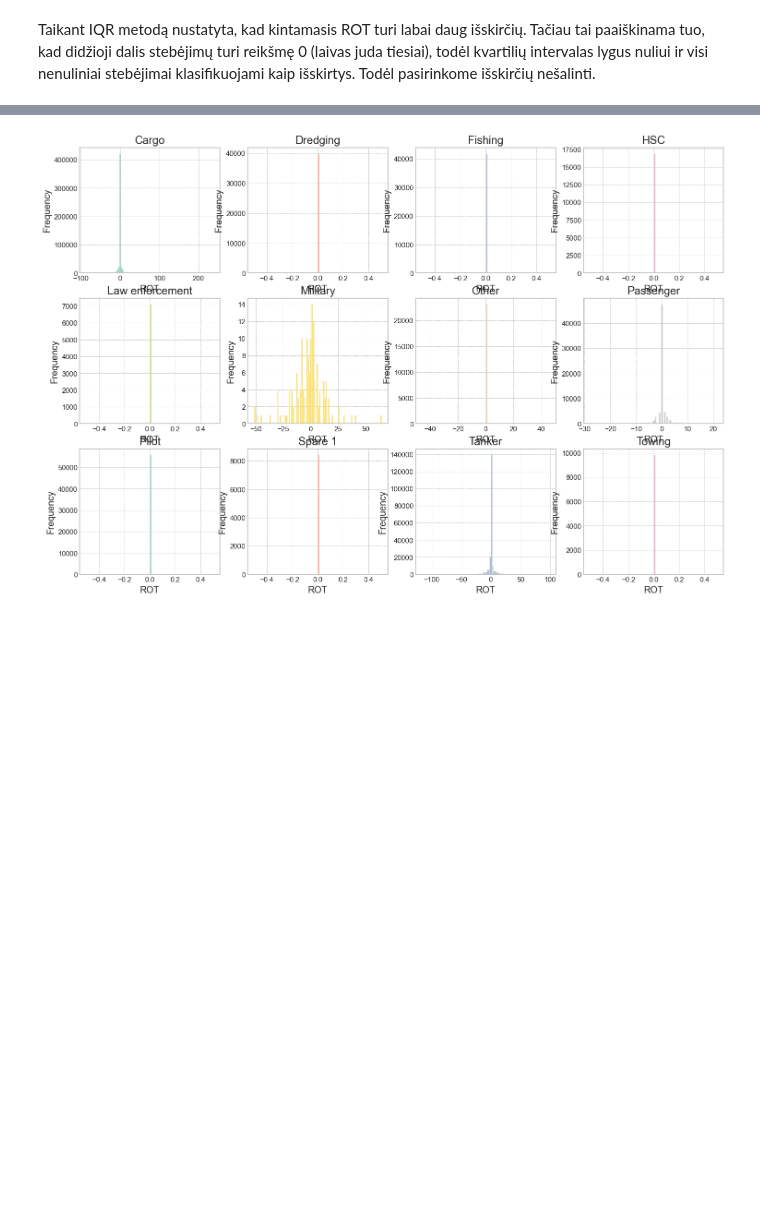
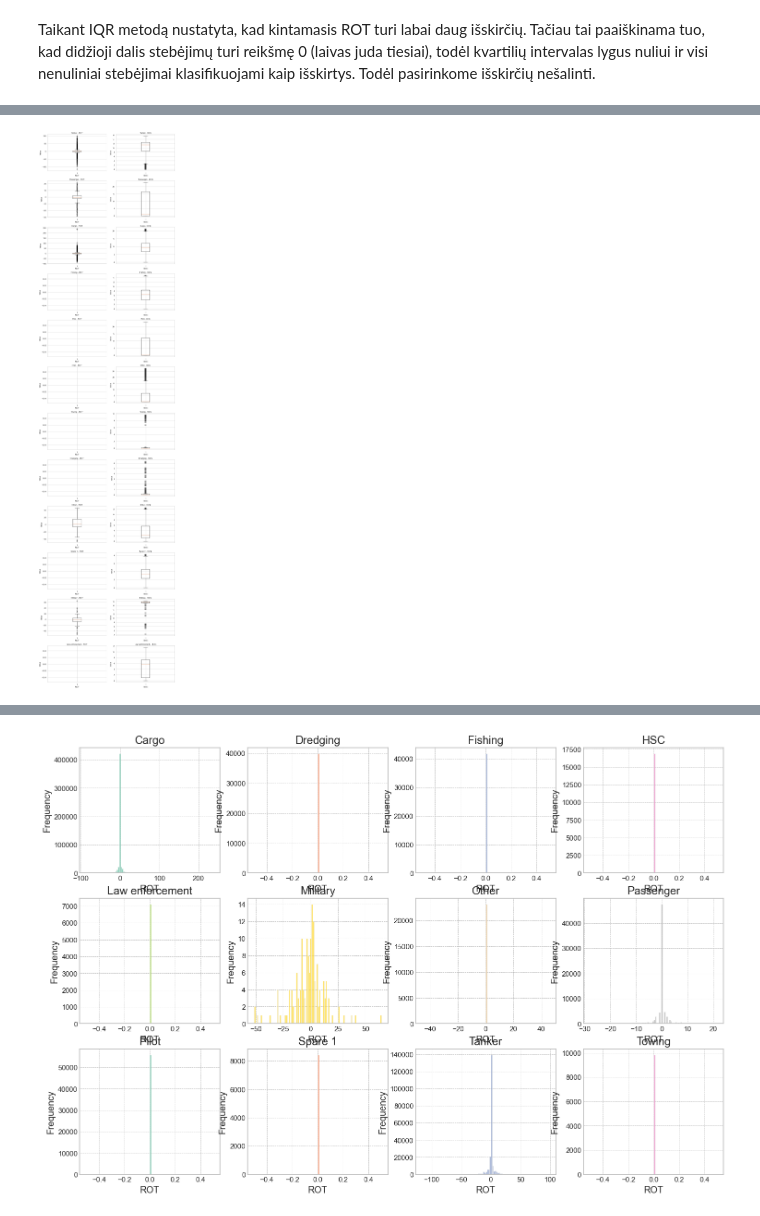
Before and after one commit to lukasjanusauskas/ais-duomenu-vizualizavimas, a Jupyter notebook: 1Lab.ipynb, the cells around one changed output, grey strips where cells are left out. Saved outputs shown, nothing was run; the diff lists cells and outputs as text; code cells hidden in the pictures; blank space fills up the shorter version.

```diff
--- a/1Lab.ipynb
+++ b/1Lab.ipynb
@@ -245,0 +328,3 @@ Taikant IQR metodą nustatyta, kad kintamasis ROT turi labai daug išskirčių.
+# %%
+df_isskirciu_test = df_filtered.copy()
+df_isskirciu_test = df_isskirciu_test[df_isskirciu_test["ROT"] != 0]
@@ -245,0 +370,37 @@ Taikant IQR metodą nustatyta, kad kintamasis ROT turi labai daug išskirčių.
+# %%
+import matplotlib.pyplot as plt
+import math
+
+numerical_cols = ["ROT", "SOG"]
+
+ship_types = df_isskirciu_test["Ship type"].dropna().unique()
+n_ship_types = len(ship_types)
+n_cols = len(numerical_cols)
+
+# Grid dimensijos
+rows = n_ship_types
+cols = n_cols
+
+fig, axes = plt.subplots(rows, cols, figsize=(6 * cols, 4 * rows))
+
+# Jei tik vienas ship type arba vienas column – sutvarkome indexing
+if rows == 1:
+    axes = [axes]
+if cols == 1:
+    axes = [[ax] for ax in axes]
+
+for i, ship_type in enumerate(ship_types):
+    group = df_isskirciu_test[df_isskirciu_test["Ship type"] == ship_type]
+
+    for j, col in enumerate(numerical_cols):
+        ax = axes[i][j]
+
+        ax.boxplot(group[col].dropna())
+        ax.set_title(f"{ship_type} - {col}")
+        ax.set_xlabel(col)
+        ax.set_ylabel("Value")
+
+plt.tight_layout()
+plt.show()
+# %% [output]
+[figure, added]
```
Also changed, not shown: parts of 14 cells of this notebook, 1 other file.
